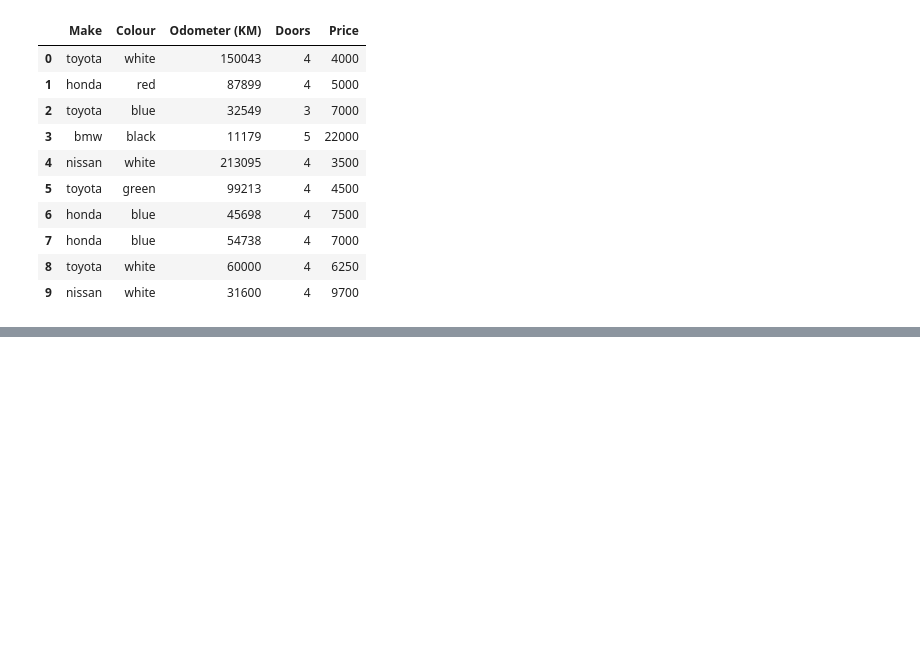
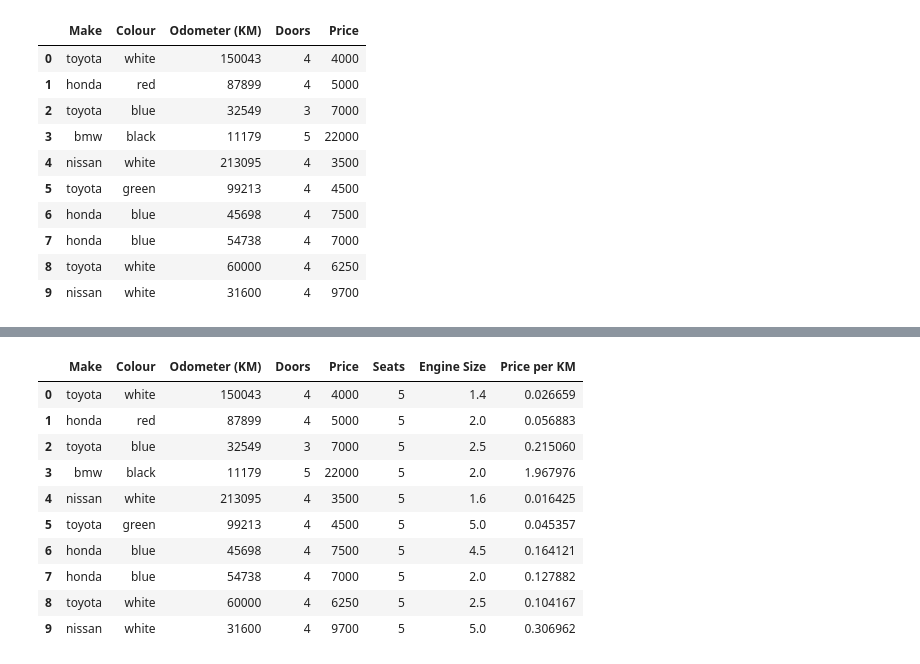
Before and after one commit to igquinteroch/data-analysis, a Jupyter notebook: practice-pandas.ipynb, the cells around one changed output, grey strips where cells are left out. Drawn from its saved outputs; the diff is of its cells as text; code cells hidden in the pictures; blank space fills up the shorter version.

```diff
--- a/practice-pandas.ipynb
+++ b/practice-pandas.ipynb
@@ -264,0 +314,4 @@ data_sales
+# %%
+# Creating a 'Seats' column. Every row must have a value of 5
+data_sales["Seats"] = 5
+data_sales
@@ -264,0 +330,8 @@ data_sales
+# %%
+# Creating a column called 'Engine Size' with random values between 1.4 and 5
+
+# Creating a list with the same lenght as the DataFrame
+engine_sizes = [1.4, 2.0, 2.5, 2.0, 1.6, 5.0, 4.5, 2.0, 2.5, 5.0]
+
+data_sales["Engine Size"] = engine_sizes
+data_sales
@@ -264,0 +350,16 @@ data_sales
+# %%
+# Creating a new column called 'Price per KM'
+data_sales["Price per KM"] = data_sales["Price"] / data_sales["Odometer (KM)"]
+data_sales
+# %% [output]
+|  | Make | Colour | Odometer (KM) | Doors | Price | Seats | Engine Size | Price per KM |
+| 0 | toyota | white | 150043 | 4 | 4000 | 5 | 1.4 | 0.026659 |
+| 1 | honda | red | 87899 | 4 | 5000 | 5 | 2.0 | 0.056883 |
+| 2 | toyota | blue | 32549 | 3 | 7000 | 5 | 2.5 | 0.215060 |
+| 3 | bmw | black | 11179 | 5 | 22000 | 5 | 2.0 | 1.967976 |
+| 4 | nissan | white | 213095 | 4 | 3500 | 5 | 1.6 | 0.016425 |
+| 5 | toyota | green | 99213 | 4 | 4500 | 5 | 5.0 | 0.045357 |
+| 6 | honda | blue | 45698 | 4 | 7500 | 5 | 4.5 | 0.164121 |
+| 7 | honda | blue | 54738 | 4 | 7000 | 5 | 2.0 | 0.127882 |
+| 8 | toyota | white | 60000 | 4 | 6250 | 5 | 2.5 | 0.104167 |
+| 9 | nissan | white | 31600 | 4 | 9700 | 5 | 5.0 | 0.306962 |
```
Also changed, not shown: parts of 8 cells of this notebook.
